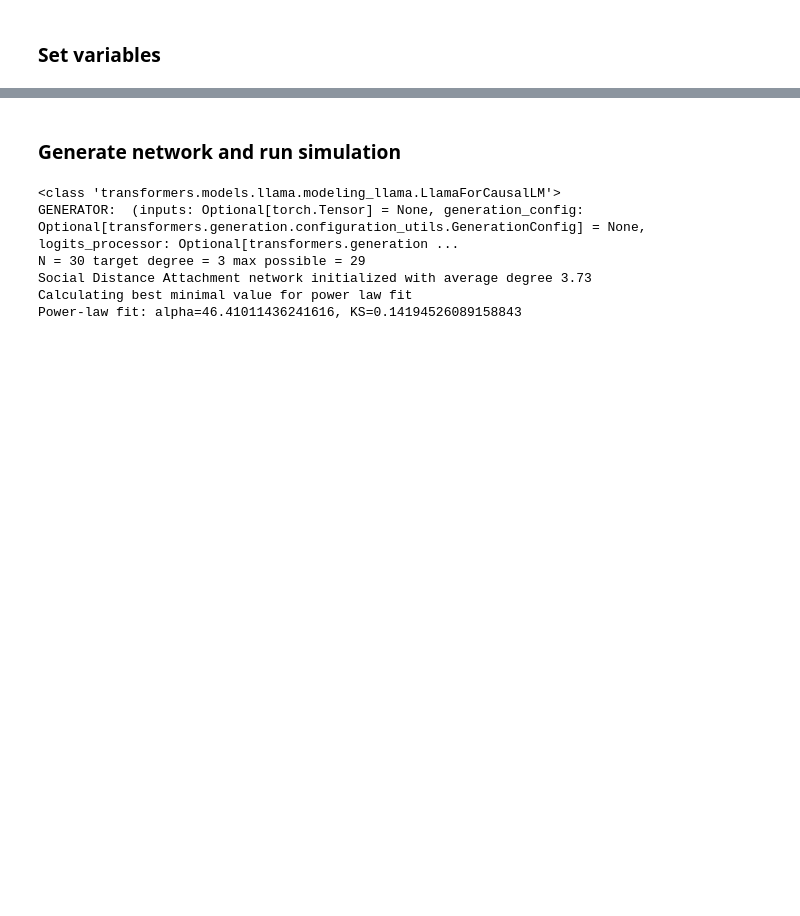
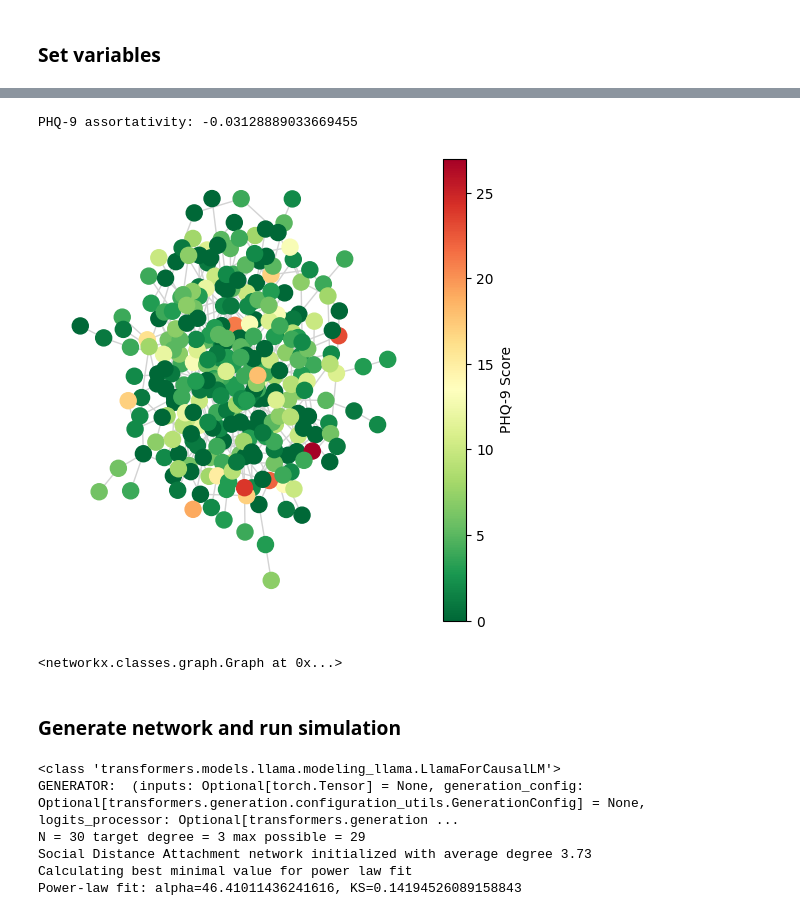
Before and after one commit to chrishoynck/ABM_LLMs_vllm, a Jupyter notebook: experiment.ipynb, the cells around one changed output, grey strips where cells are left out. Drawn from its saved outputs; the diff is of its cells as text; code cells hidden in the pictures; blank space fills up the shorter version.

```diff
--- a/experiment.ipynb
+++ b/experiment.ipynb
@@ -59,3 +124,9 @@ Device set to use cuda:0
+# %%
+vis.print_network_phq9(network, show_fig=True)
+# %% [output]
+PHQ-9 assortativity: -0.03128889033669455
+[figure, added]
+<networkx.classes.graph.Graph at 0x...>
 # %% [markdown]
 ### Generate network and run simulation
 # %%
```
Also changed, not shown: parts of 12 cells of this notebook, 6 other files.
